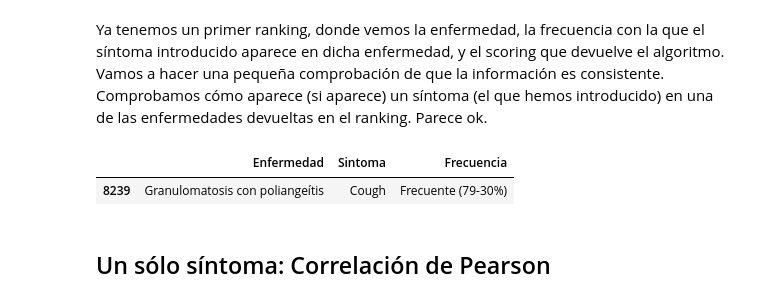
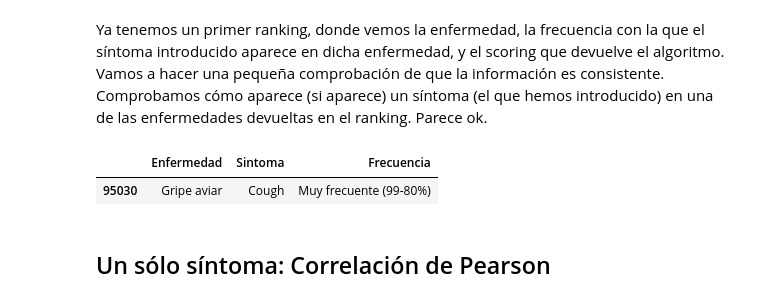
Before and after one commit to gpalomares2022/Kedro_real_project, a Jupyter notebook: notebooks/Notebook_TFM.ipynb, the cells around one changed output. Saved outputs shown, nothing was run; the diff lists cells and outputs as text; code cells hidden in the pictures.

```diff
--- a/notebooks/Notebook_TFM.ipynb
+++ b/notebooks/Notebook_TFM.ipynb
@@ -676,11 +694,11 @@ list_recomendaciones_by_user_based
 Ya tenemos un primer ranking, donde vemos la enfermedad, la frecuencia con la que el síntoma introducido aparece en dicha enfermedad, y el scoring que devuelve el algoritmo.
 Vamos a hacer una pequeña comprobación de que la información es consistente. Comprobamos cómo aparece (si aparece) un síntoma (el que hemos introducido) en una de las enfermedades devueltas en el ranking. Parece ok.
 # %%
-df_EnfeySinto_cleaned_select_no_id[(df_EnfeySinto_cleaned_select_no_id["Enfermedad"]=="Granulomatosis con poliangeítis") &
+df_EnfeySinto_cleaned_select_no_id[(df_EnfeySinto_cleaned_select_no_id["Enfermedad"]=="Gripe aviar") &
                      ((df_EnfeySinto_cleaned_select_no_id["Sintoma"]=="Cough") )]
 # %% [output]
 |  | Enfermedad | Sintoma | Frecuencia |
-| 8239 | Granulomatosis con poliangeítis | Cough | Frecuente (79-30%) |
+| 95030 | Gripe aviar | Cough | Muy frecuente (99-80%) |
 # %% [markdown]
 ## Un sólo síntoma: Correlación de Pearson
 # %% [markdown]
```
Also changed, not shown: parts of 9 cells of this notebook, 6 other files.
